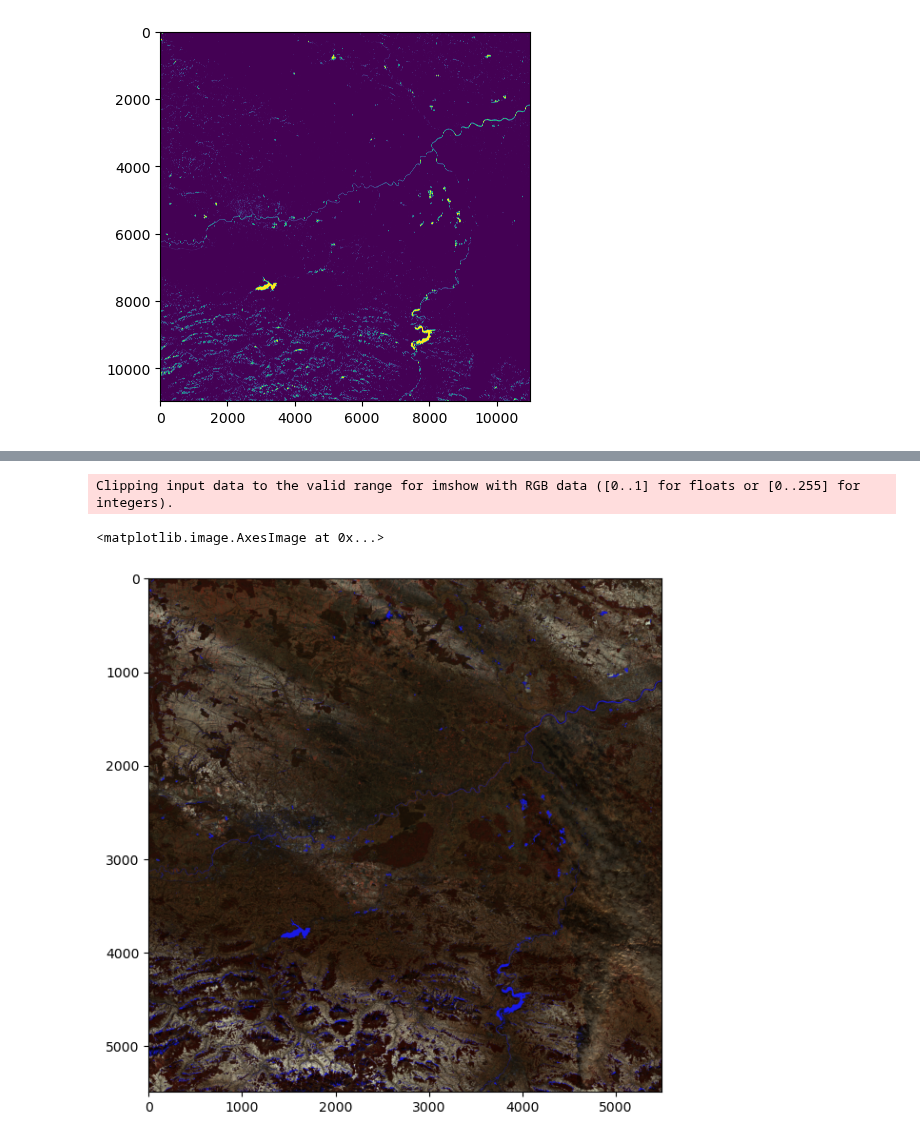
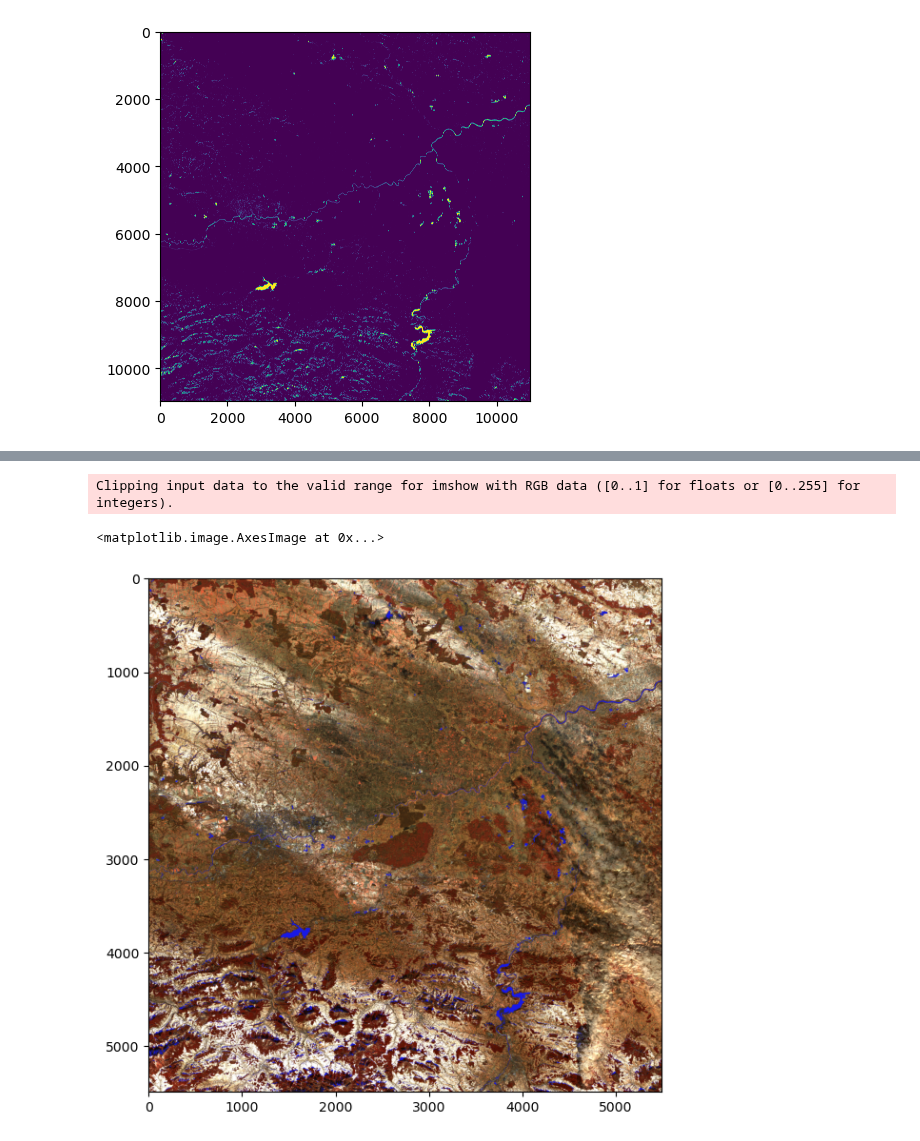
Before and after one commit to rafalgrm/senti-water, a Jupyter notebook: download_bbox.ipynb, the cells around one changed output, grey strips where cells are left out. Cells and saved outputs as stored; diff of their text form; code cells hidden in the pictures.

```diff
--- a/download_bbox.ipynb
+++ b/download_bbox.ipynb
@@ -127,22 +127,22 @@ Clipping input data to the valid range for imshow with RGB data ([0..1] for floa
 # %%
 def new_water_mask_downscale(old_mask, old_shape, new_shape):
     new_mask = np.full((new_shape, new_shape), False)
     for i in range(new_shape):
         for j in range(new_shape):
             new_mask[i][j] = old_mask[(old_shape // new_shape) * i][(old_shape // new_shape) * j]
 
     return new_mask
 
 rgb = np.stack([img['B07'], img['B05'], img['B03']], axis=-1)
-rgb = rgb/rgb.max() * 2
+rgb = rgb/rgb.max() * 5.
 
 water_mask = new_water_mask_downscale(water_mask, water_mask.shape[0], rgb.shape[0])
 
 rgb[water_mask] = [0.1, 0.1, 0.9]
 
 plt.figure(figsize=(7,7))
 plt.imshow(rgb)
 # %% [output]
 Clipping input data to the valid range for imshow with RGB data ([0..1] for floats or [0..255] for integers).
 <matplotlib.image.AxesImage at 0x...>
-[figure, old version]
+[figure, new version]
```
Also changed, not shown: parts of 1 cell of this notebook.
